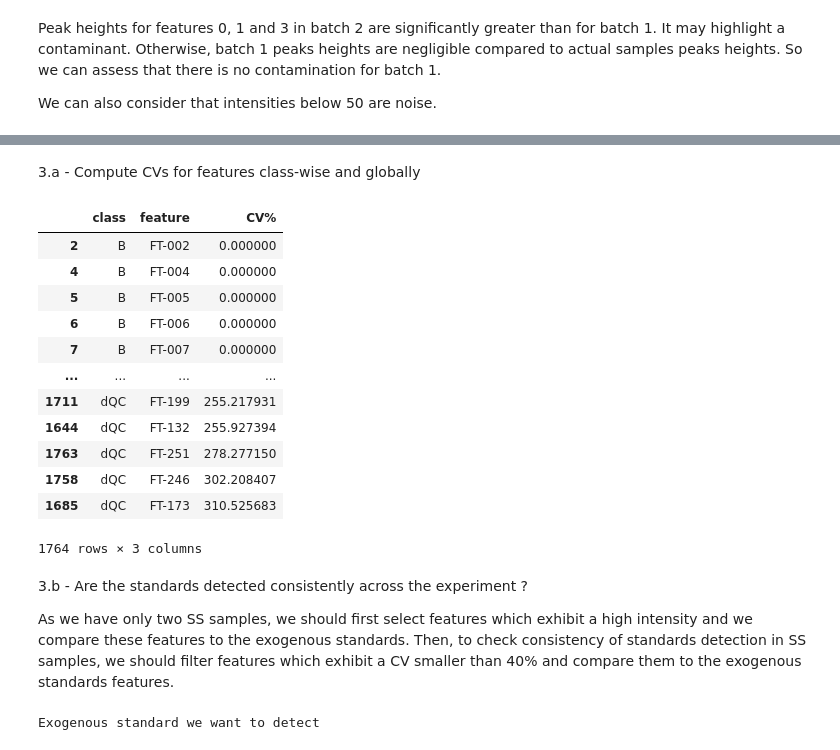
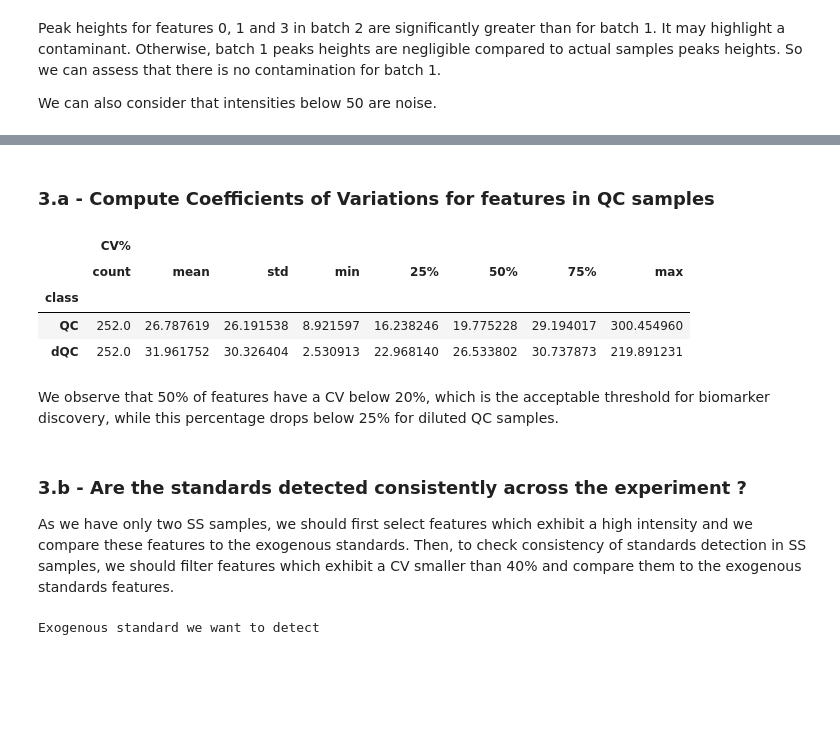
Before and after one commit to PhiCtl/glycan-biomarkers, a Jupyter notebook: src/eda/eda.ipynb, the cells around one changed output, grey strips where cells are left out. Cells and saved outputs as stored; diff of their text form; code cells hidden in the pictures; blank space fills up the shorter version.

```diff
--- a/src/eda/eda.ipynb
+++ b/src/eda/eda.ipynb
@@ -277,26 +301,22 @@ plt.show()
-# %% [markdown]
-3.a - Compute CVs for features class-wise and globally
+# %% [markdown]
+### 3.a - Compute Coefficients of Variations for features in QC samples
 # %%
-cv_classwise = df_data_melt[['class', 'feature', 'intensity']].groupby(['class', 'feature']).agg(lambda x : 0 if x.mean() <= 10E-3 else x.std() / x.mean() * 100).reset_index()\
+cv_classwise = df_data_melt[df_data_melt['class'].isin(['QC', 'dQC']) & (df_data_melt['batch'] == 1)][['class', 'feature', 'intensity']]\
+                            .groupby(['class', 'feature'])\
+                            .agg(lambda x : 0 if x.mean() <= 10E-3 else x.std() / x.mean() * 100).reset_index()\
                             .rename(columns={'intensity' : 'CV%'})\
                             .sort_values(by=['class','CV%'])
-cv_classwise
+cv_classwise.groupby('class').describe()
 # %% [output]
-|  | class | feature | CV% |
-| 2 | B | FT-002 | 0.000000 |
-| 4 | B | FT-004 | 0.000000 |
-| 5 | B | FT-005 | 0.000000 |
-| 6 | B | FT-006 | 0.000000 |
-| 7 | B | FT-007 | 0.000000 |
-| ... | ... | ... | ... |
-| 1711 | dQC | FT-199 | 255.217931 |
-| 1644 | dQC | FT-132 | 255.927394 |
-| 1763 | dQC | FT-251 | 278.277150 |
-| 1758 | dQC | FT-246 | 302.208407 |
-| 1685 | dQC | FT-173 | 310.525683 |
+|  | CV% |  |  |  |  |  |  |  |
+|  | count | mean | std | min | 25% | 50% | 75% | max |
+| class |  |  |  |  |  |  |  |  |
+| QC | 252.0 | 26.787619 | 26.191538 | 8.921597 | 16.238246 | 19.775228 | 29.194017 | 300.454960 |
+| dQC | 252.0 | 31.961752 | 30.326404 | 2.530913 | 22.968140 | 26.533802 | 30.737873 | 219.891231 |
-1764 rows × 3 columns
+# %% [markdown]
+We observe that 50% of features have a CV below 20%, which is the acceptable threshold for biomarker discovery, while this percentage drops below 25% for diluted QC samples.
 # %% [markdown]
-3.b - Are the standards detected consistently across the experiment ?
+### 3.b - Are the standards detected consistently across the experiment ?
 
 As we have only two SS samples, we should first select features which exhibit a high intensity and we compare these features to the exogenous standards.
 Then, to check consistency of standards detection in SS samples, we should filter features which exhibit a CV smaller than 40% and compare them to the exogenous standards features.
```
Also changed, not shown: parts of 75 cells of this notebook.
